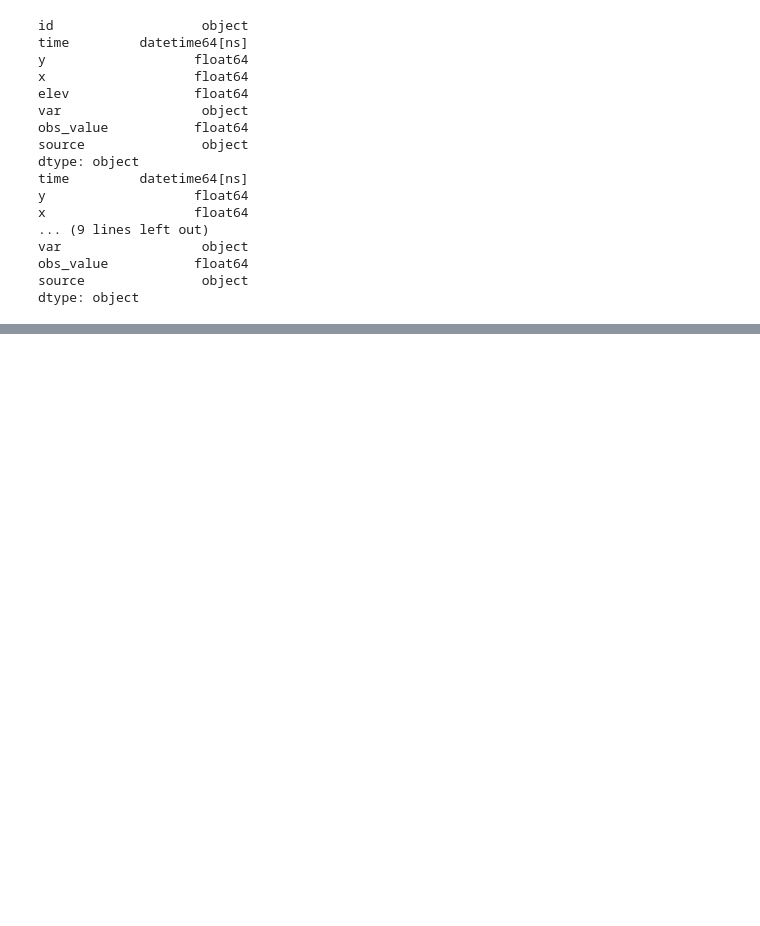
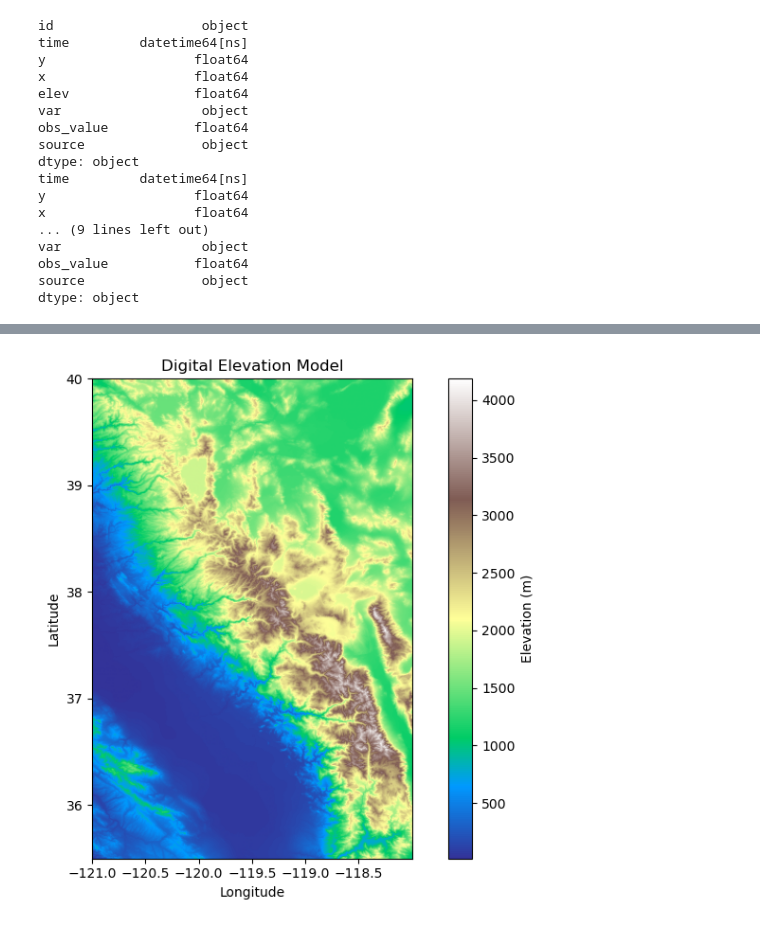
Before and after one commit to emmaaagolub/MRoS-phase-prediction, a Jupyter notebook: Scripts/interpolation_performance.ipynb, the cells around one changed output, grey strips where cells are left out. Saved outputs shown, nothing was run; the diff lists cells and outputs as text; code cells hidden in the pictures; blank space fills up the shorter version.

```diff
--- a/Scripts/interpolation_performance.ipynb
+++ b/Scripts/interpolation_performance.ipynb
@@ -408,0 +736,26 @@ Plotting residuals by elevation band...
+# %%
+import rasterio
+from rasterio.plot import show as rio_show
+import matplotlib.pyplot as plt
+
+dem_path = CONFIG["dem_path"]
+
+with rasterio.open(dem_path) as dem:
+    dem_data = dem.read(1)
+    dem_extent = (dem.bounds.left, dem.bounds.right, dem.bounds.bottom, dem.bounds.top)
+
+plt.figure(figsize=(8, 6))
+img = plt.imshow(
+    dem_data,
+    cmap="terrain",
+    extent=dem_extent,
+    origin="upper"
+)
+plt.colorbar(img, label="Elevation (m)")
+plt.title("Digital Elevation Model")
+plt.xlabel("Longitude")
+plt.ylabel("Latitude")
+plt.tight_layout()
+plt.show()
+# %% [output]
+[figure, added]
```
Also changed, not shown: parts of 3 cells of this notebook, 30 other files.
